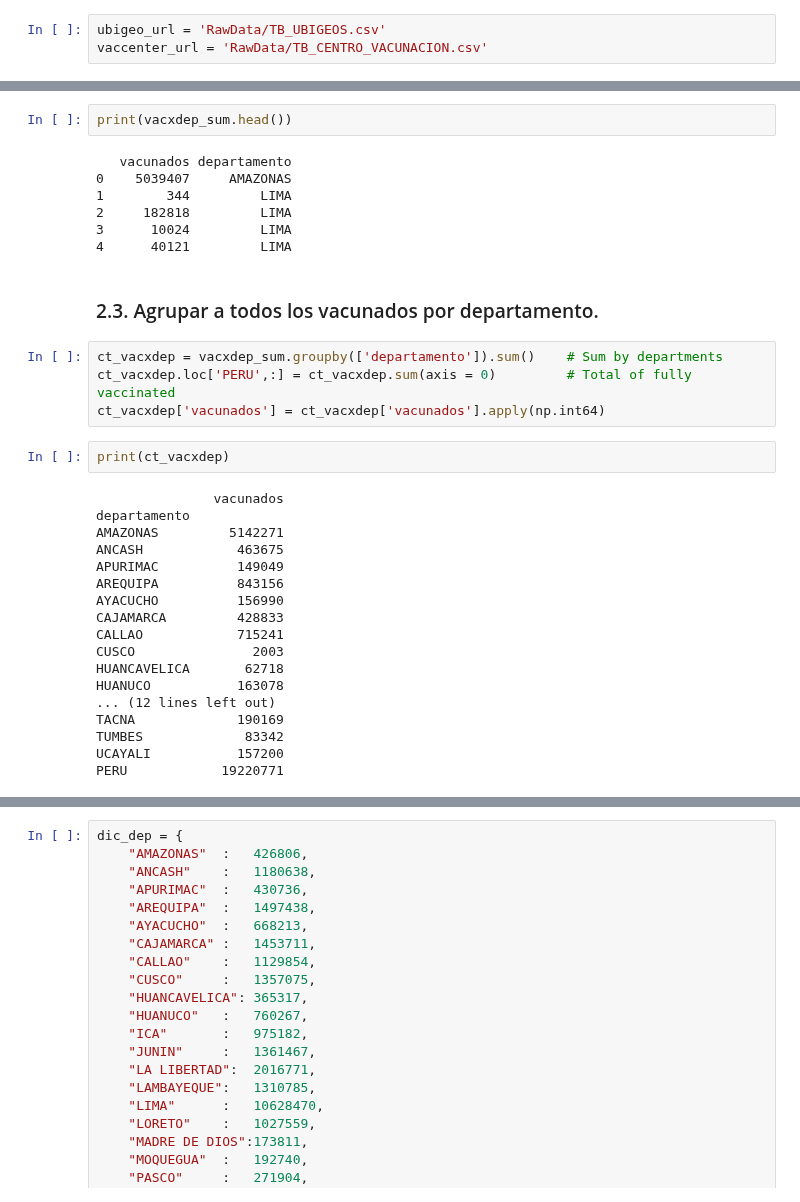
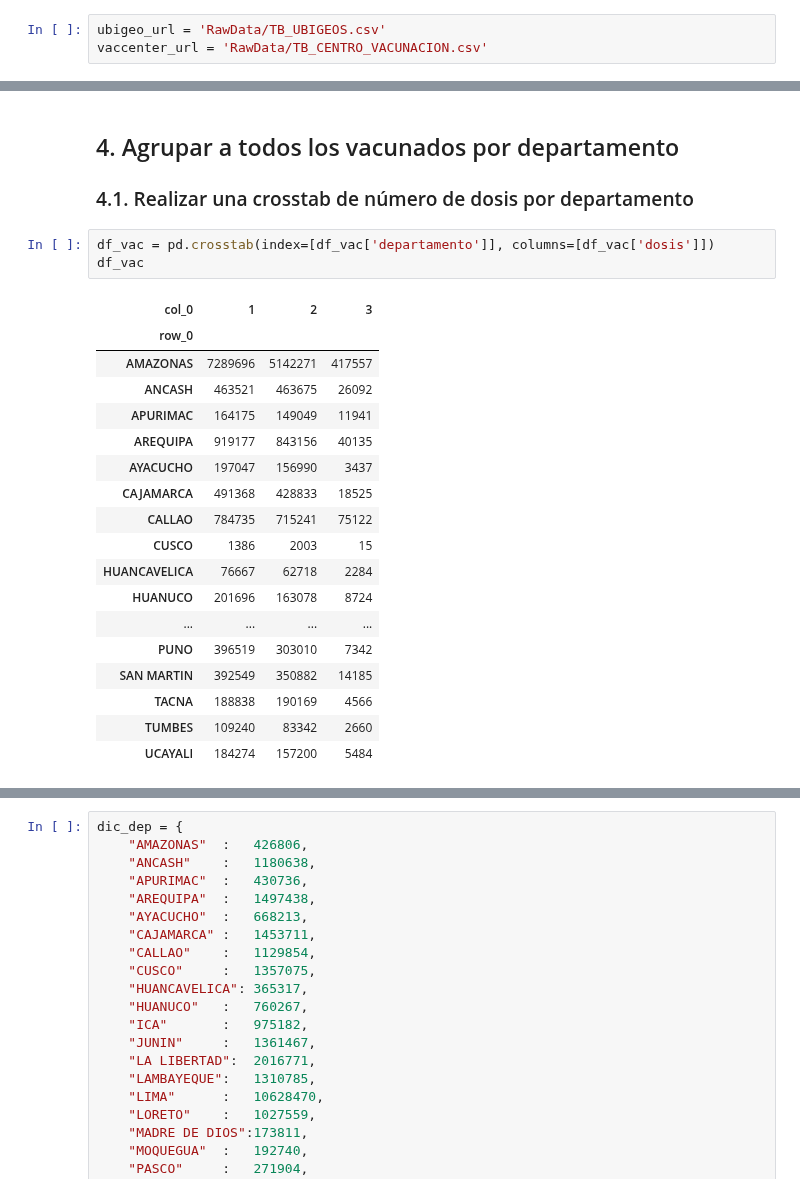
Before and after one commit to xxotto/covid19-Peru, a Jupyter notebook: DataFiltering_2.ipynb, the cells around one changed output, grey strips where cells are left out. Saved outputs shown, nothing was run; the diff lists cells and outputs as text.

```diff
--- a/DataFiltering_2.ipynb
+++ b/DataFiltering_2.ipynb
@@ -273,36 +182,27 @@ del vacxdep_sum["id_centro_vacunacion"]
-# %%
-print(vacxdep_sum.head())
-# %% [output]
-   vacunados departamento
-0    5039407     AMAZONAS
-1        344         LIMA
-2     182818         LIMA
-3      10024         LIMA
-4      40121         LIMA
 # %% [markdown]
-### 2.3. Agrupar a todos los vacunados por departamento.
+## 4. Agrupar a todos los vacunados por departamento
+
+### 4.1. Realizar una crosstab de número de dosis por departamento
-# %%
-ct_vacxdep = vacxdep_sum.groupby(['departamento']).sum()    # Sum by departments
-ct_vacxdep.loc['PERU',:] = ct_vacxdep.sum(axis = 0)         # Total of fully vaccinated
-ct_vacxdep['vacunados'] = ct_vacxdep['vacunados'].apply(np.int64)
-# %%
-print(ct_vacxdep)
-# %% [output]
-               vacunados
-departamento
-AMAZONAS         5142271
-ANCASH            463675
-APURIMAC          149049
-AREQUIPA          843156
-AYACUCHO          156990
-CAJAMARCA         428833
-CALLAO            715241
-CUSCO               2003
-HUANCAVELICA       62718
-HUANUCO           163078
-... (12 lines left out)
-TACNA             190169
-TUMBES             83342
-UCAYALI           157200
-PERU            19220771
+# %%
+df_vac = pd.crosstab(index=[df_vac['departamento']], columns=[df_vac['dosis']])
+df_vac
+# %% [output]
+| col_0 | 1 | 2 | 3 |
+| row_0 |  |  |  |
+| AMAZONAS | 7289696 | 5142271 | 417557 |
+| ANCASH | 463521 | 463675 | 26092 |
+| APURIMAC | 164175 | 149049 | 11941 |
+| AREQUIPA | 919177 | 843156 | 40135 |
+| AYACUCHO | 197047 | 156990 | 3437 |
+| CAJAMARCA | 491368 | 428833 | 18525 |
+| CALLAO | 784735 | 715241 | 75122 |
+| CUSCO | 1386 | 2003 | 15 |
+| HUANCAVELICA | 76667 | 62718 | 2284 |
+| HUANUCO | 201696 | 163078 | 8724 |
+| ... | ... | ... | ... |
+| PUNO | 396519 | 303010 | 7342 |
+| SAN MARTIN | 392549 | 350882 | 14185 |
+| TACNA | 188838 | 190169 | 4566 |
+| TUMBES | 109240 | 83342 | 2660 |
+| UCAYALI | 184274 | 157200 | 5484 |
 # %% [markdown]
```
Also changed, not shown: parts of 67 cells of this notebook, 6 other files.
